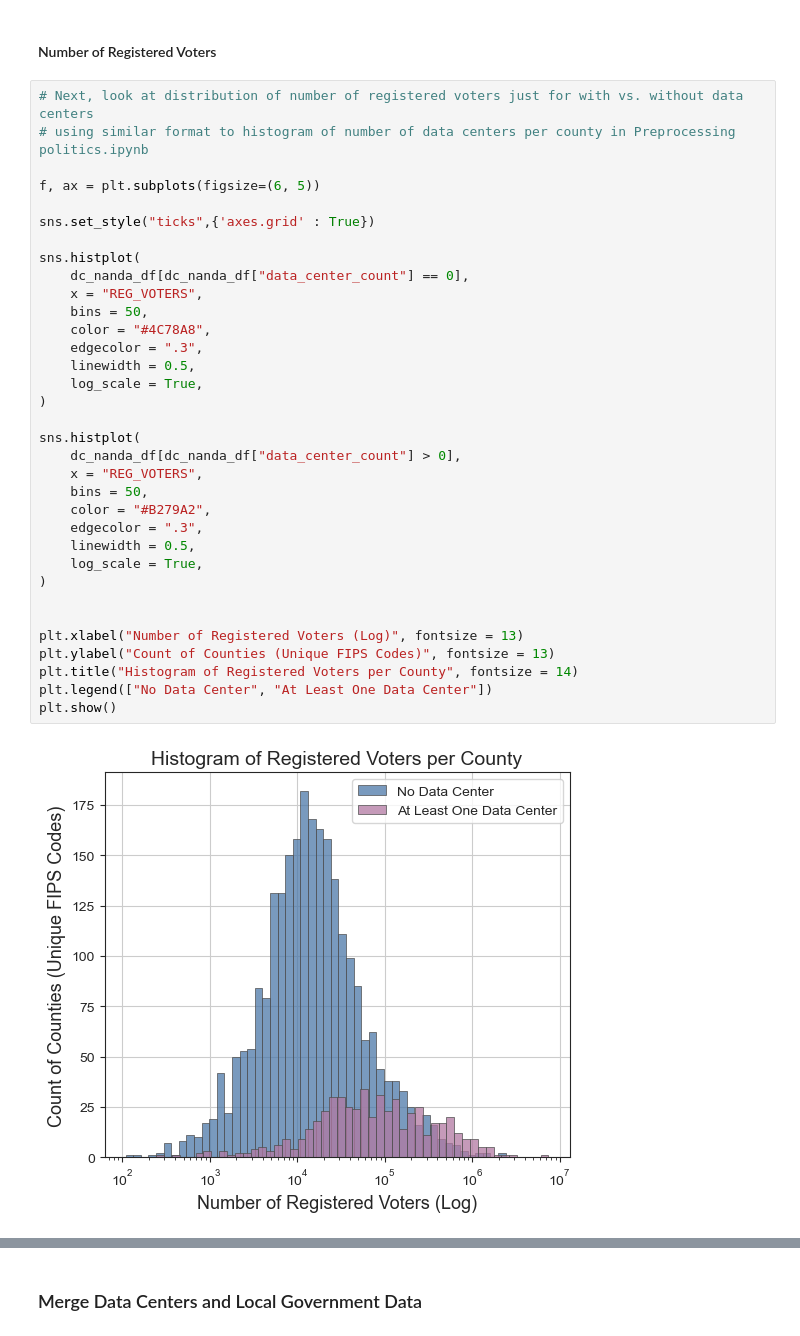
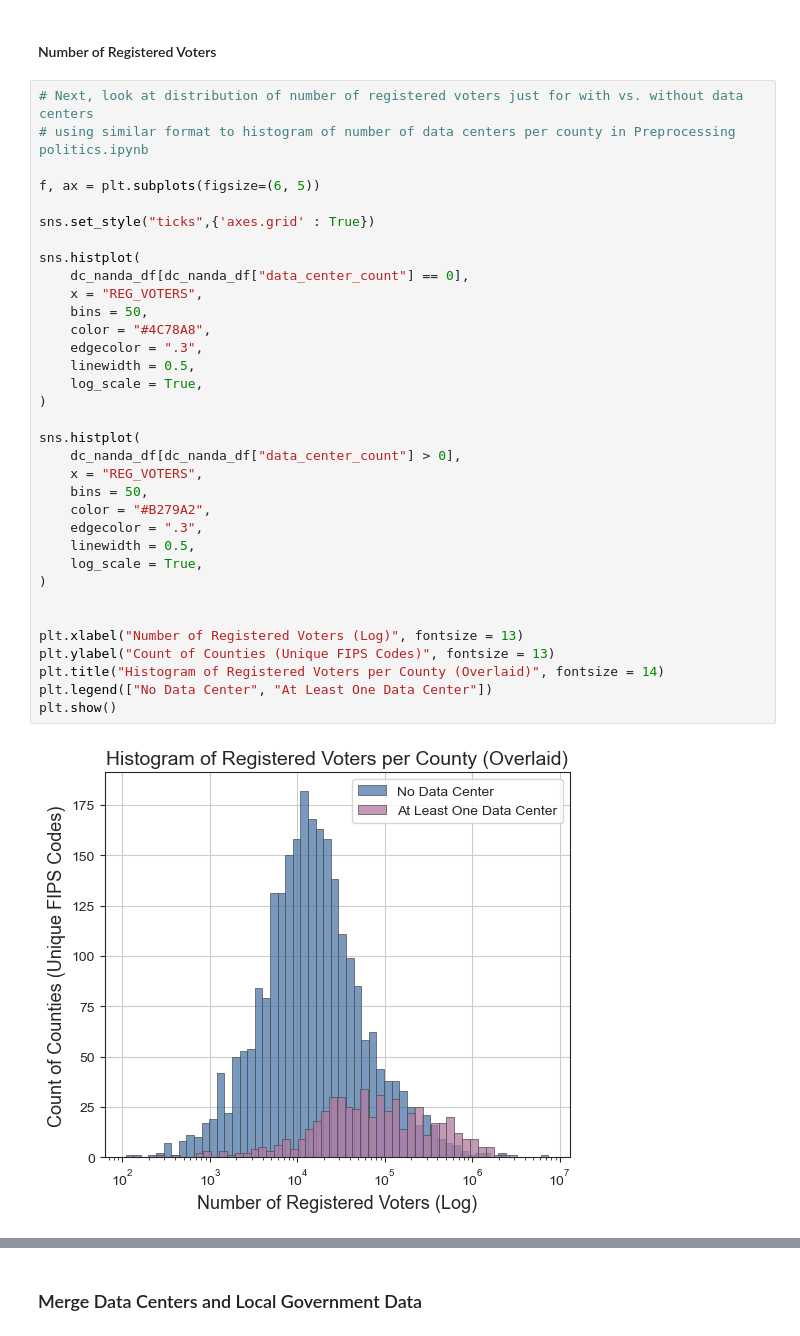
Before and after one commit to agrace339/Data-Center-Impact-Explorer, a Jupyter notebook: Script/EDA Politics.ipynb, the cells around one changed output, grey strips where cells are left out. Cells and saved outputs as stored; diff of their text form.

```diff
--- a/Script/EDA Politics.ipynb
+++ b/Script/EDA Politics.ipynb
@@ -212,33 +212,33 @@ fig.show()
 f, ax = plt.subplots(figsize=(6, 5))
 
 sns.set_style("ticks",{'axes.grid' : True})
 
 sns.histplot(
     dc_nanda_df[dc_nanda_df["data_center_count"] == 0],
     x = "REG_VOTERS",
     bins = 50,
     color = "#4C78A8",
     edgecolor = ".3",
     linewidth = 0.5,
     log_scale = True,
 )
 
 sns.histplot(
     dc_nanda_df[dc_nanda_df["data_center_count"] > 0],
     x = "REG_VOTERS",
     bins = 50,
     color = "#B279A2",
     edgecolor = ".3",
     linewidth = 0.5,
     log_scale = True,
 )
 
 
 plt.xlabel("Number of Registered Voters (Log)", fontsize = 13)
 plt.ylabel("Count of Counties (Unique FIPS Codes)", fontsize = 13)
-plt.title("Histogram of Registered Voters per County", fontsize = 14)
+plt.title("Histogram of Registered Voters per County (Overlaid)", fontsize = 14)
 plt.legend(["No Data Center", "At Least One Data Center"])
 plt.show()
 # %% [output]
-[figure, old version]
+[figure, new version]
 # %%
```
Also changed, not shown: parts of 2 cells of this notebook.
